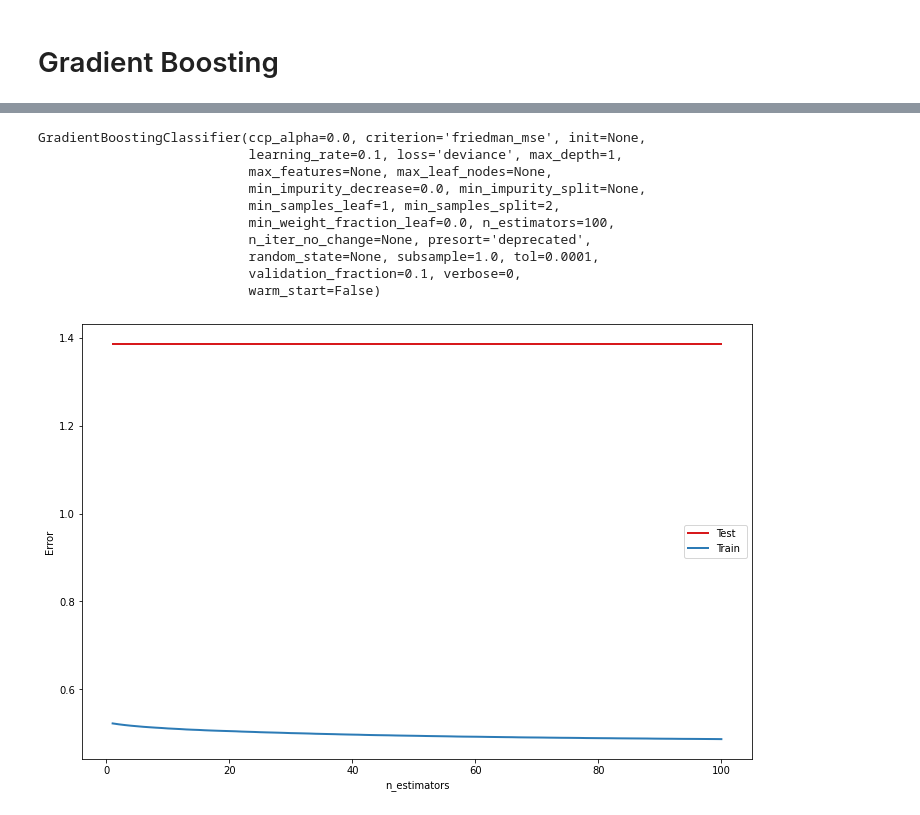
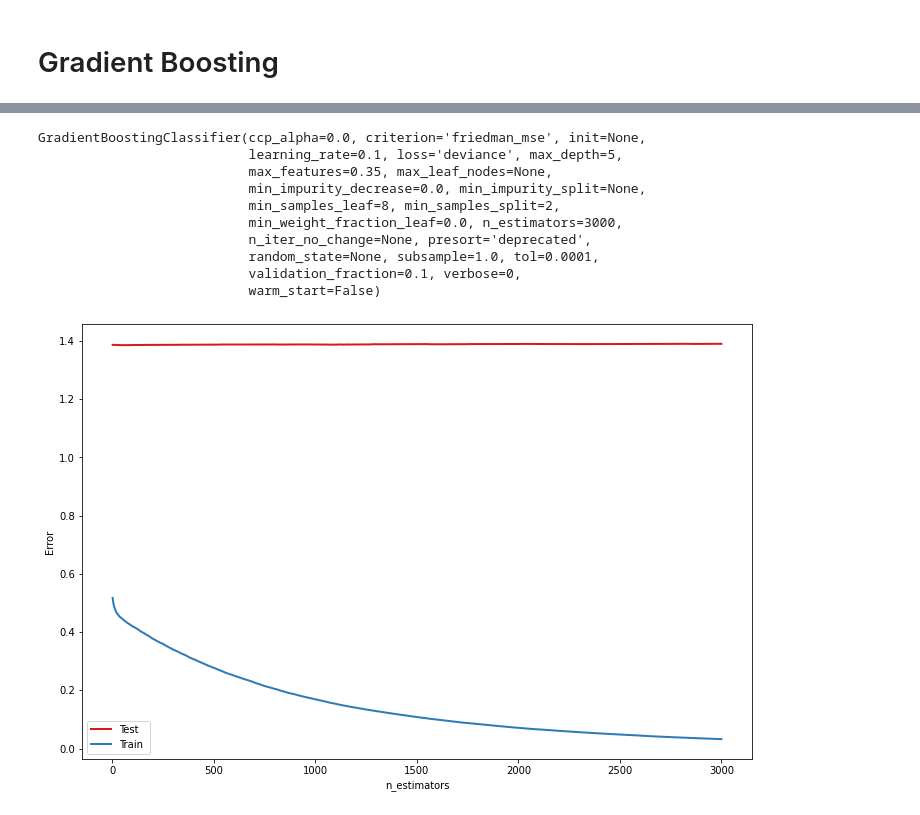
Before and after one commit to akshaypt7/customer_relationship_prediction, a Jupyter notebook: KDD_cup_boosting.ipynb, the cells around one changed output, grey strips where cells are left out. Cells and saved outputs as stored; diff of their text form; code cells hidden in the pictures.

Commit message:
best gb with 3000 estimators

```diff
--- a/KDD_cup_boosting.ipynb
+++ b/KDD_cup_boosting.ipynb
@@ -303,12 +303,11 @@ Table Shape (50000, 43)
 # %%
 from sklearn.ensemble import GradientBoostingClassifier
 # %%
-param_grid = {'learning_rate': [0.1, 0.01],
-              'max_depth': [3, 6],
-              'min_samples_leaf': [3, 5],  ## depends on the num of training examples
-              'max_features': [0.2, 0.6]
+param_grid = {'min_samples_leaf': [5, 8],  ## depends on the num of training examples
+              'max_features': [0.1, 0.15, 0.2, 0.25, 0.3, 0.35]
               }
 # %%
-clf = GridSearchCV(GradientBoostingClassifier(n_estimators=3000), parameters, cv=3, n_jobs=-1)
+gb_3000 = GradientBoostingClassifier(n_estimators=3000, max_depth=5)
+clf_gb = GridSearchCV(gb_3000, param_grid, cv=3, n_jobs=-1)
 # %%
-clf.fit(X_train, y_train)
+clf_gb.fit(X_train, y_train)
@@ -315,12 +332,12 @@ clf.fit(X_train, y_train)
 # %%
-clf.best_estimator_
+clf_gb.best_estimator_
 # %% [output]
 GradientBoostingClassifier(ccp_alpha=0.0, criterion='friedman_mse', init=None,
-                           learning_rate=0.1, loss='deviance', max_depth=1,
-                           max_features=None, max_leaf_nodes=None,
+                           learning_rate=0.1, loss='deviance', max_depth=5,
+                           max_features=0.35, max_leaf_nodes=None,
                            min_impurity_decrease=0.0, min_impurity_split=None,
-                           min_samples_leaf=1, min_samples_split=2,
-                           min_weight_fraction_leaf=0.0, n_estimators=100,
+                           min_samples_leaf=8, min_samples_split=2,
+                           min_weight_fraction_leaf=0.0, n_estimators=3000,
                            n_iter_no_change=None, presort='deprecated',
                            random_state=None, subsample=1.0, tol=0.0001,
                            validation_fraction=0.1, verbose=0,
@@ -354,8 +371,8 @@ def deviance_plot(est, X_test, y_test, ax=None, label='', train_color='#2c7bb6',
     # ax.set_ylim(ylim)
     return test_dev, ax
 # %%
-deviance_plot(clf.best_estimator_, X_val, y_val, ylim=(0,0.8))
+deviance_plot(clf_gb.best_estimator_, X_val, y_val, ylim=(0,0.8))
 plt.legend()
 plt.show()
 # %% [output]
-[figure, old version]
+[figure, new version]
```
Also changed, not shown: parts of 7 cells of this notebook.
